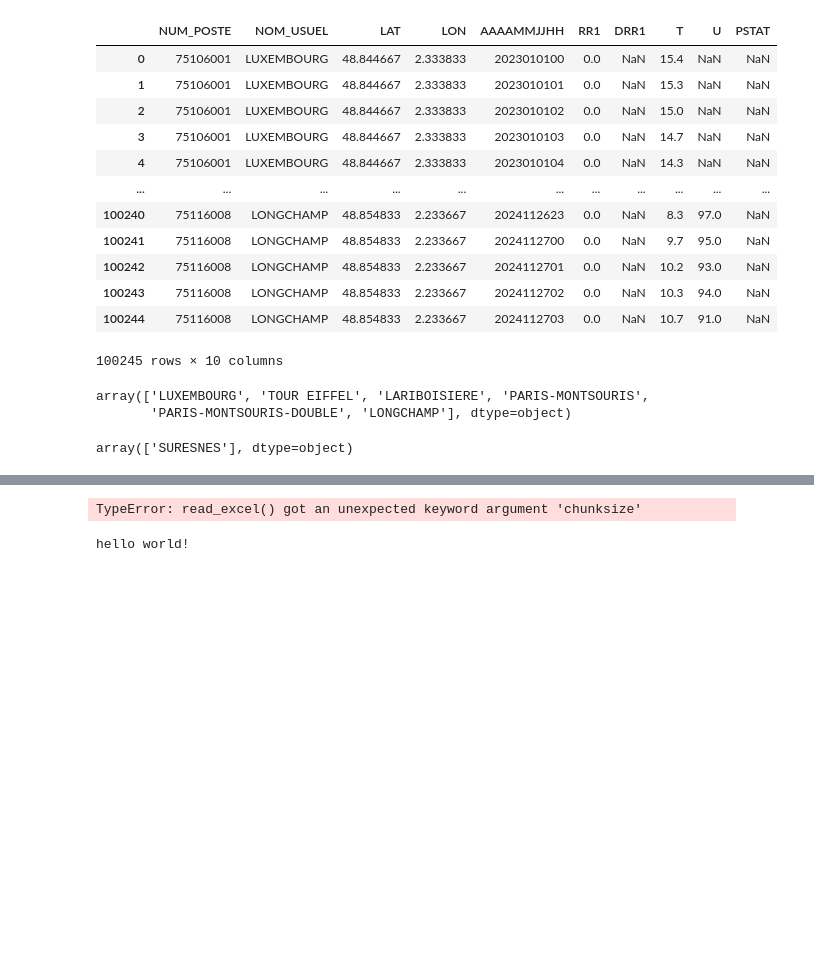
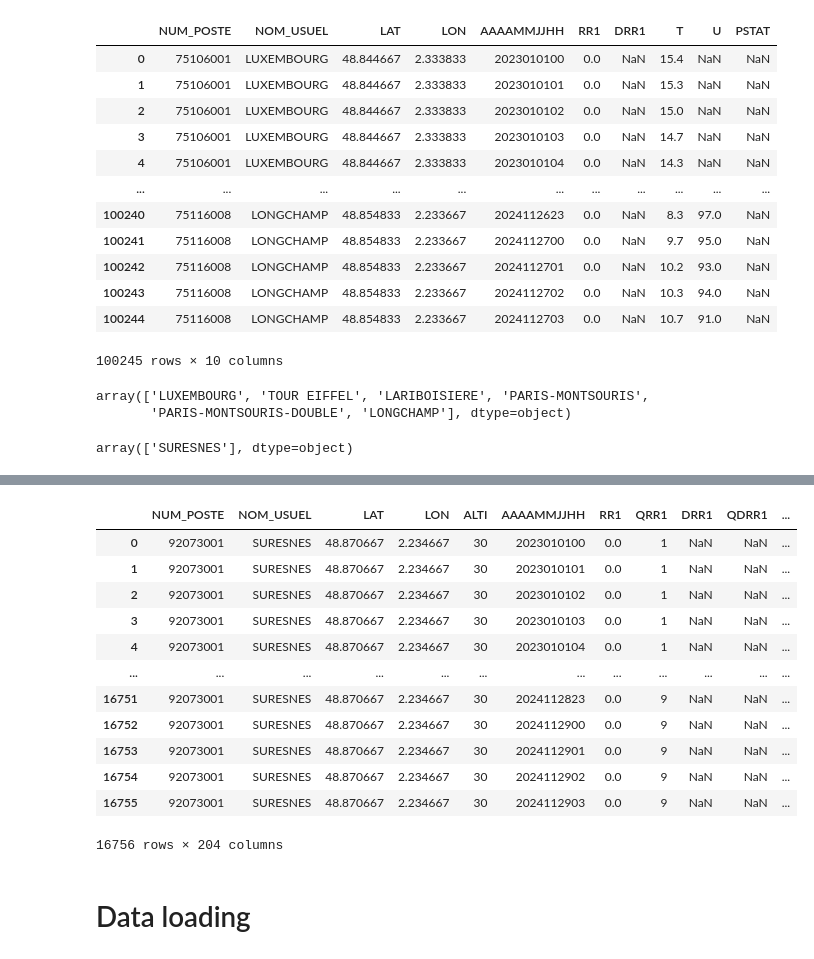
Before and after one commit to vadim-gisserot/Projet-de-Python-Leroux-Gisserot, a Jupyter notebook: notebooks/draft1.ipynb, the cells around one changed output, grey strips where cells are left out. Drawn from its saved outputs; the diff is of its cells as text; code cells hidden in the pictures; blank space fills up the shorter version.

```diff
--- a/notebooks/draft1.ipynb
+++ b/notebooks/draft1.ipynb
@@ -163,15 +76,20 @@ Downloading data for department 12...
-# %%
-# Définir la taille des morceaux (par exemple, 10000 lignes)
-chunksize = 10000
-file_path = 'nom_du_fichier.xlsx'
-
-# Lire le fichier en morceaux
-for chunk in pd.read_excel(file_path, chunksize=chunksize, engine='openpyxl'):
-    # Afficher les premières lignes de chaque morceau
-    print(chunk.head())
-# %% [output]
-TypeError: read_excel() got an unexpected keyword argument 'chunksize'
-# %%
-print('hello world!')
-# %% [output]
-hello world!
+# %%
+url = "https://object.files.data.gouv.fr/meteofrance/data/synchro_ftp/BASE/HOR/H_92_latest-2023-2024.csv.gz"
+df_meteo_hor_92_2 = pd.read_csv(url, compression='gzip', sep=';', encoding='utf-8')
+df_meteo_hor_92_2
+# %% [output]
+|  | NUM_POSTE | NOM_USUEL | LAT | LON | ALTI | AAAAMMJJHH | RR1 | QRR1 | DRR1 | QDRR1 | ... |
+| 0 | 92073001 | SURESNES | 48.870667 | 2.234667 | 30 | 2023010100 | 0.0 | 1 | NaN | NaN | ... |
+| 1 | 92073001 | SURESNES | 48.870667 | 2.234667 | 30 | 2023010101 | 0.0 | 1 | NaN | NaN | ... |
+| 2 | 92073001 | SURESNES | 48.870667 | 2.234667 | 30 | 2023010102 | 0.0 | 1 | NaN | NaN | ... |
+| 3 | 92073001 | SURESNES | 48.870667 | 2.234667 | 30 | 2023010103 | 0.0 | 1 | NaN | NaN | ... |
+| 4 | 92073001 | SURESNES | 48.870667 | 2.234667 | 30 | 2023010104 | 0.0 | 1 | NaN | NaN | ... |
+| ... | ... | ... | ... | ... | ... | ... | ... | ... | ... | ... | ... |
+| 16751 | 92073001 | SURESNES | 48.870667 | 2.234667 | 30 | 2024112823 | 0.0 | 9 | NaN | NaN | ... |
+| 16752 | 92073001 | SURESNES | 48.870667 | 2.234667 | 30 | 2024112900 | 0.0 | 9 | NaN | NaN | ... |
+| 16753 | 92073001 | SURESNES | 48.870667 | 2.234667 | 30 | 2024112901 | 0.0 | 9 | NaN | NaN | ... |
+| 16754 | 92073001 | SURESNES | 48.870667 | 2.234667 | 30 | 2024112902 | 0.0 | 9 | NaN | NaN | ... |
+| 16755 | 92073001 | SURESNES | 48.870667 | 2.234667 | 30 | 2024112903 | 0.0 | 9 | NaN | NaN | ... |
+16756 rows × 204 columns
+# %% [markdown]
+# Data loading
```
Also changed, not shown: parts of 28 cells of this notebook, 3 other files.
